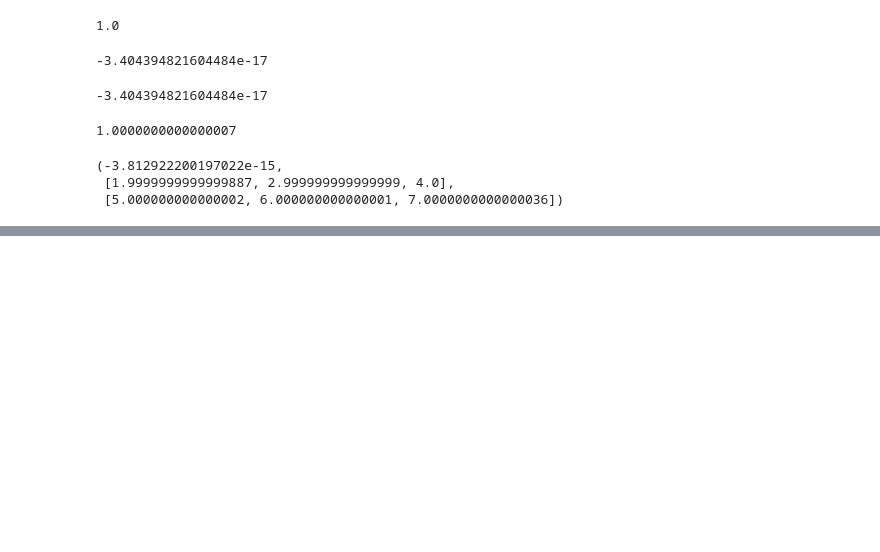
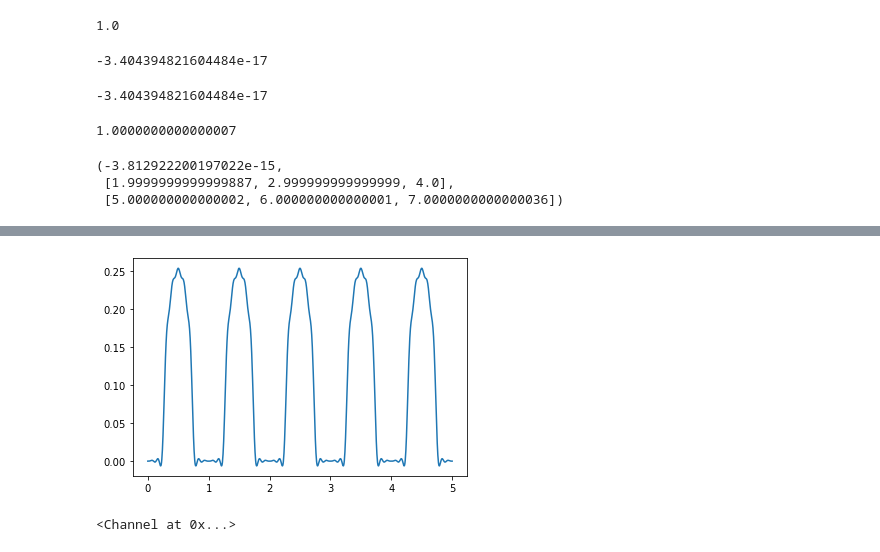
Before and after one commit to Sakurajima-sight/Mathematics-for-programmers-Python, a Jupyter notebook: Chapter 13/Untitled.ipynb, the cells around one changed output, grey strips where cells are left out. Cells and saved outputs as stored; diff of their text form; code cells hidden in the pictures; blank space fills up the shorter version.

```diff
--- a/Chapter 13/Untitled.ipynb
+++ b/Chapter 13/Untitled.ipynb
@@ -268,0 +326,4 @@ fourier_coefficients(f,3)
+# %%
+plot_function(approx,0,5)
+# %% [output]
+[figure, added]
@@ -268,0 +339,9 @@ fourier_coefficients(f,3)
+# %%
+def modified_sawtooth(t):
+    return 8000*sawtooth(441*t)
+arr=sample(modified_sawtooth,0,1,44100)
+arr=arr.reshape(-1,2)
+sound=pygame.sndarray.make_sound(arr)
+sound.play()
+# %% [output]
+<Channel at 0x...>
```
Also changed, not shown: parts of 11 cells of this notebook, 3 other files.
